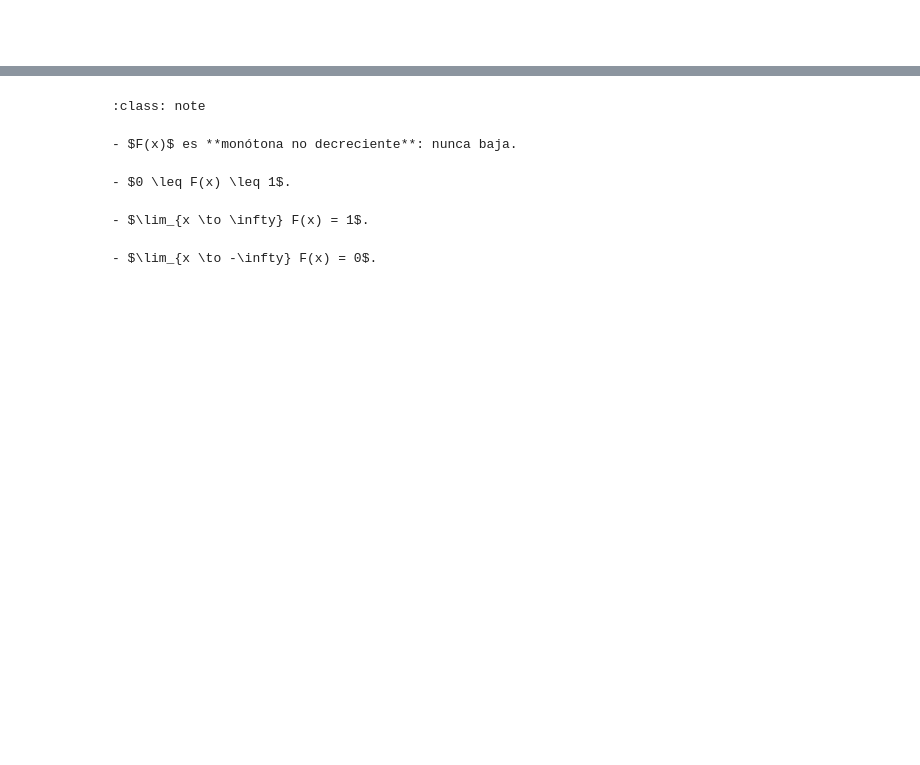
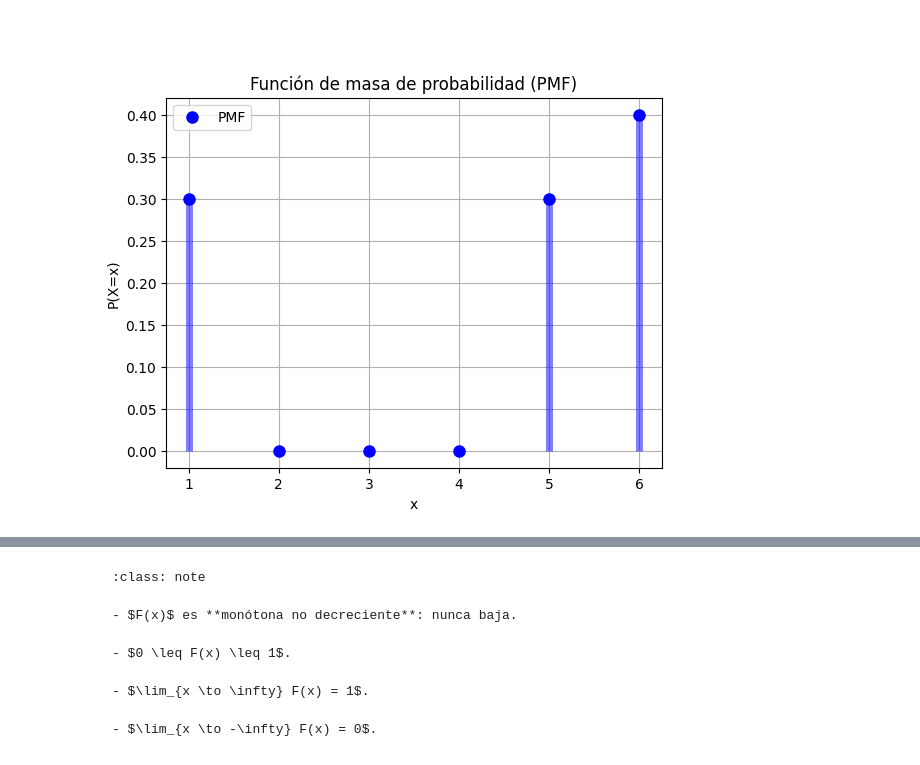
Before and after one commit to patymunoz/modelos-graficos-probabilisticos, a Jupyter notebook: docs/source/modulo1/M1-sesion3-PT1.ipynb, the cells around one changed output, grey strips where cells are left out. Saved outputs shown, nothing was run; the diff lists cells and outputs as text; code cells hidden in the pictures; blank space fills up the shorter version.

```diff
--- a/docs/source/modulo1/M1-sesion3-PT1.ipynb
+++ b/docs/source/modulo1/M1-sesion3-PT1.ipynb
@@ -104,9 +104,25 @@ $$
 # %%
 # definir listas de valores de X y probabilidades
+xk = [1,5,6]
+pk= [0.3, 0.3, 0.4]
 # %%
 # se define una variable aleatoria discreta
+X = stats.rv_discrete(name='X', values=(xk, pk))
 # %%
 # Grafico: PMF
+x = np.arange(1, 7)
+y = X.pmf(x)
+
+plt.plot(x, y, 'bo', ms=8, label='PMF')
+plt.vlines(x, 0, y, colors='b', lw=5, alpha=0.5)
+plt.title('Función de masa de probabilidad (PMF)')
+plt.xlabel('x')
+plt.ylabel('P(X=x)')
+plt.legend()
+plt.grid()
+plt.show()
+# %% [output]
+[figure, added]
 # %% [markdown]
 #### 1.1.2. Función de distribución acumulada (CDF)
 
```
Also changed, not shown: parts of 24 cells of this notebook, 18 other files.
